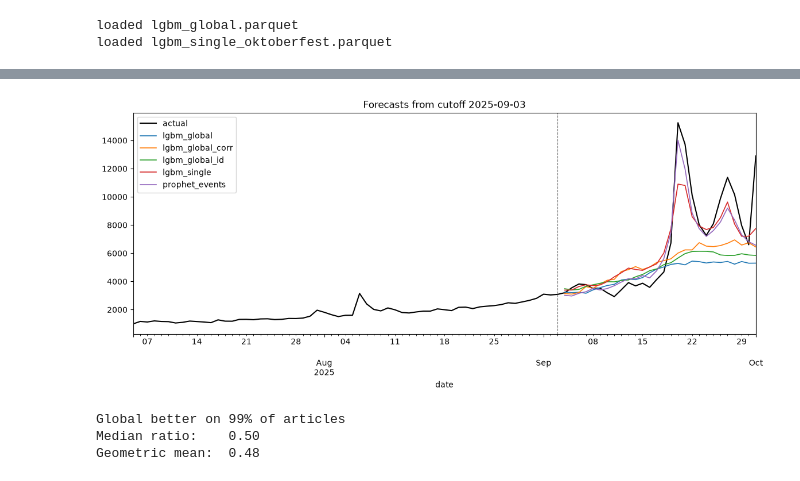
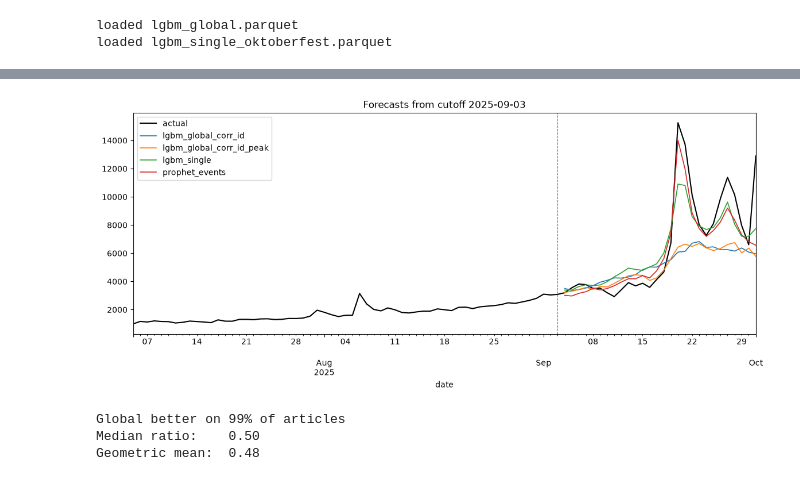
Before and after one commit to DorukKaraman/wiki-forecast, a Jupyter notebook: notebooks/05_lightgbm.ipynb, the cells around one changed output, grey strips where cells are left out. Cells and saved outputs as stored; diff of their text form; code cells hidden in the pictures.

Commit message:
global LightGBM, ablations, sharp seasonal hints, calibrated intervals, write-up notes

```diff
--- a/notebooks/05_lightgbm.ipynb
+++ b/notebooks/05_lightgbm.ipynb
@@ -66,6 +63,8 @@ variants = {
     "lgbm_global_corr": [*FEATURES, "season_corr"],
     "lgbm_global_id": [*FEATURES, "article"],
     "lgbm_global_corr_id": [*FEATURES, "season_corr", "article"],
+    "lgbm_global_corr_peak": [*FEATURES, "season_corr", *FEATURES_PEAK],
+    "lgbm_global_corr_id_peak": [*FEATURES, "season_corr", "article", *FEATURES_PEAK],
 }
 
 variant_results = {
@@ -161,20 +164,20 @@ okt.groupby("year").apply(summarize, include_groups=False)
 # %%
-SHOW = ["prophet_events", "lgbm_single", "lgbm_global", "lgbm_global_corr", "lgbm_global_id"]
+SHOW = ["prophet_events", "lgbm_single", "lgbm_global_corr_id", "lgbm_global_corr_id_peak"]
 s = np.expm1(log_wide["Oktoberfest"])
 
 c = min(okt["cutoff"].unique(), key=lambda x: abs(x - pd.Timestamp("2025-09-10")))
 fold = okt[(okt["cutoff"] == c) & okt["model"].isin(SHOW)]
 
 fig, ax = plt.subplots(figsize=(14, 5))
 s[c - pd.Timedelta(days=60) : fold["date"].max()].plot(ax=ax, color="black", lw=1.5, label="actual")
 for name, g in fold.groupby("model"):
     ax.plot(g["date"], g["pred"], lw=1.2, label=name)
 ax.axvline(c, color="gray", ls="--", lw=0.8)
 ax.set_title(f"Forecasts from cutoff {c.date()}")
 ax.legend()
 plt.show()
 # %% [output]
-[figure, old version]
+[figure, new version]
 # %%
 raw = np.expm1(log_wide)
 same_day_last_year = raw.shift(364).unstack()  # indexed by (article, date)
```
Also changed, not shown: parts of 6 cells of this notebook, 7 other files.
